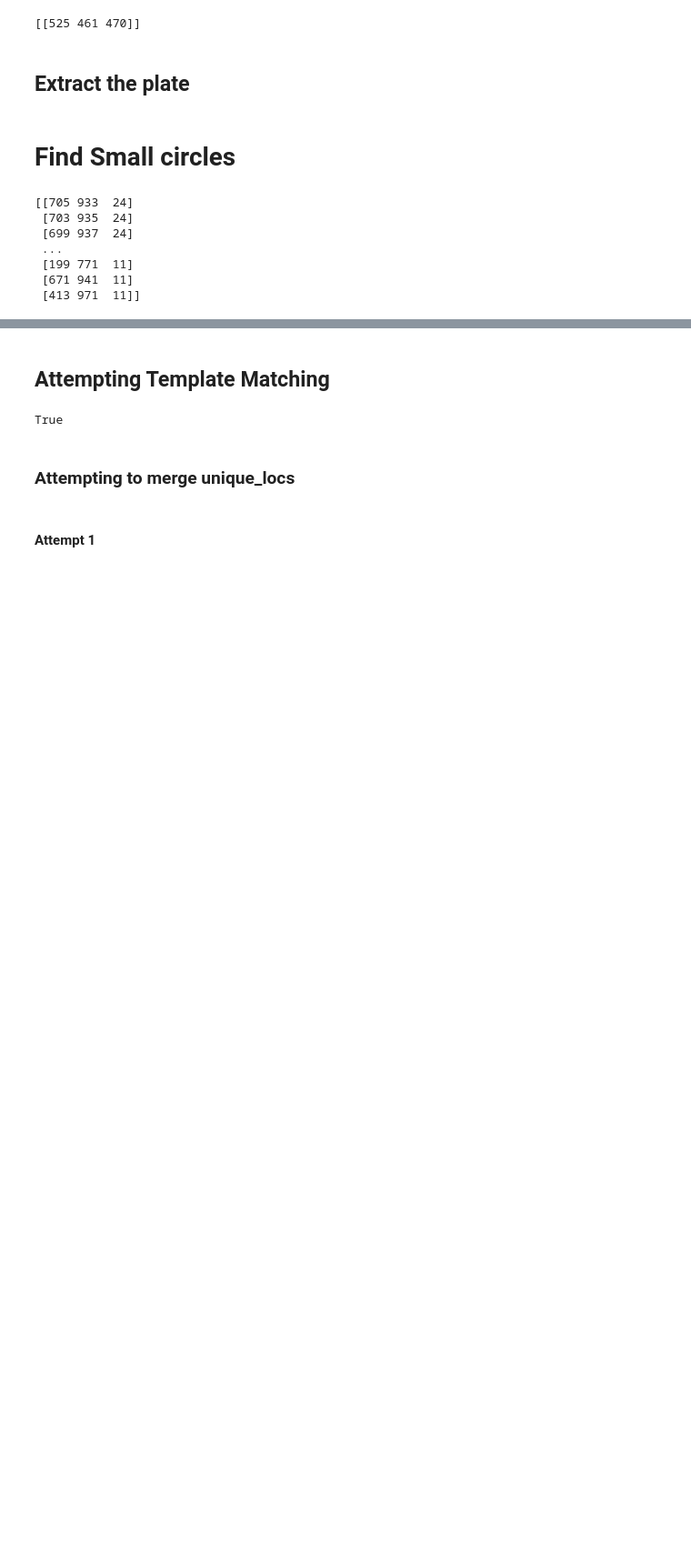
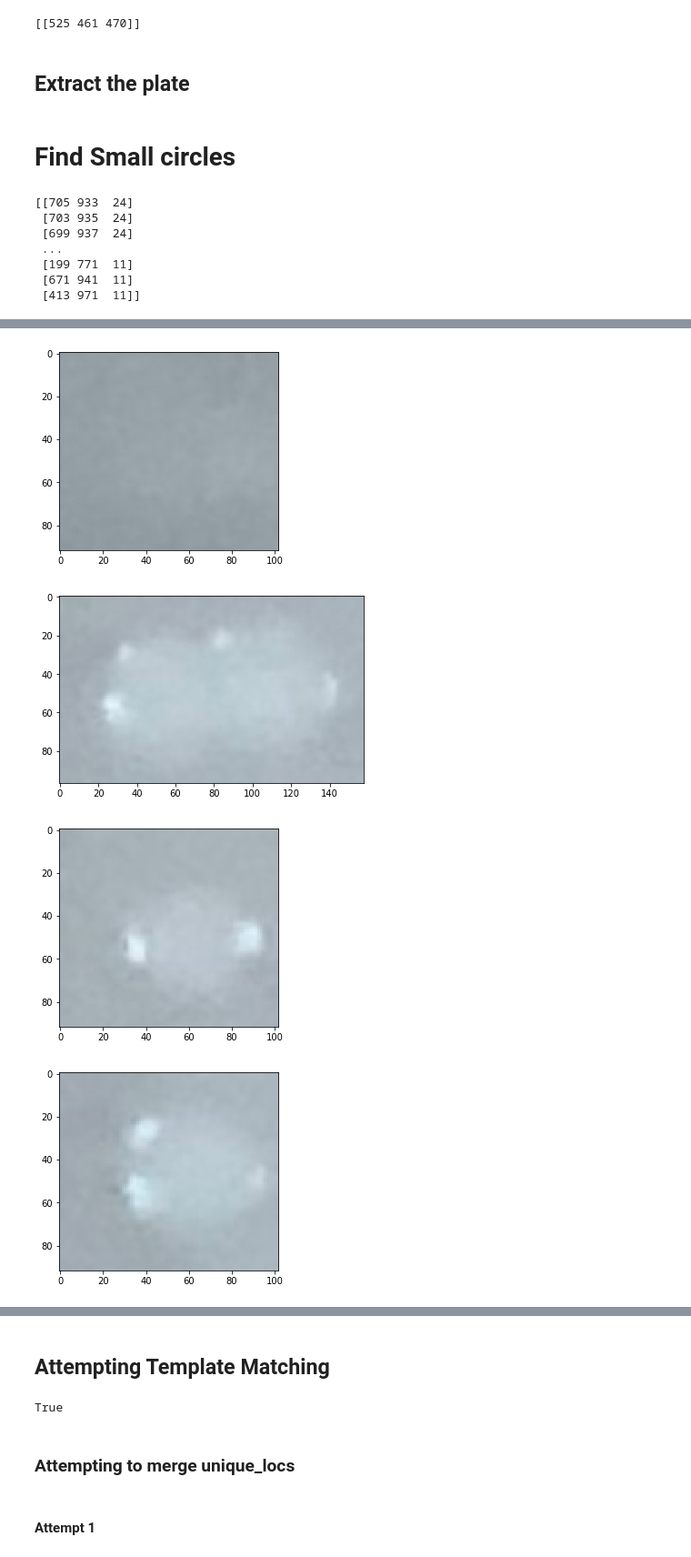
Before and after one commit to aschams/Marsican, a Jupyter notebook: Detect_Circles.ipynb, the cells around one changed output, grey strips where cells are left out. Shown at 91% size. Drawn from its saved outputs; the diff is of its cells as text; code cells hidden in the pictures; blank space fills up the shorter version.

Commit message:
add colony-extracting function

```diff
--- a/Detect_Circles.ipynb
+++ b/Detect_Circles.ipynb
@@ -120,6 +120,7 @@ def complete_fit(filepath, template, res_img1:str, res_img2:str, threshold=0.5):
     img = cv2.imread(filepath,0)
     img_rgb = cv2.imread(filepath)
     img_rgb2 = img_rgb.copy()
+    img_rgb3 = img_rgb.copy()
     template_ = cv2.imread(template, 0)
     loc = create_init_image(img_rgb, template_, threshold=threshold, res_img=res_img1)
     matches = list(zip(*loc[::-1]))
@@ -127,6 +128,8 @@ def complete_fit(filepath, template, res_img1:str, res_img2:str, threshold=0.5):
     unique_locs = find_unique_locs(matches)
     merged_locs = find_merged_locs(unique_locs)
     create_final_image(img_rgb2, merged_locs, res_img=res_img2)
+    colonies = extract_colonies(img_rgb3, merged_locs)
+    return colonies
 # %%
 def create_init_image(img_rgb, template, threshold, res_img):
     """
@@ -227,0 +268,14 @@ complete_fit("/Volumes/Samsung_T5/Colonies_Data/data/plate 15_14.png",
+# %%
+mc12 = complete_fit("/Volumes/Samsung_T5/Segmentation_Data/VC0395_300mOsm_12.JPG",
+             "/Volumes/Samsung_T5/Segmentation_Data/Individual_Colonies/VC0395_300mOsm_12_colony.JPG",
+             "res_12.png",
+             "res_12_count.png", threshold=0.6)
+# %%
+for colony in mc12:
+    plt.figure()
+    plt.imshow(colony)
+# %% [output]
+[figure, added]
+[figure, added]
+[figure, added]
+[figure, added]
```
Also changed, not shown: parts of 5 cells of this notebook.
